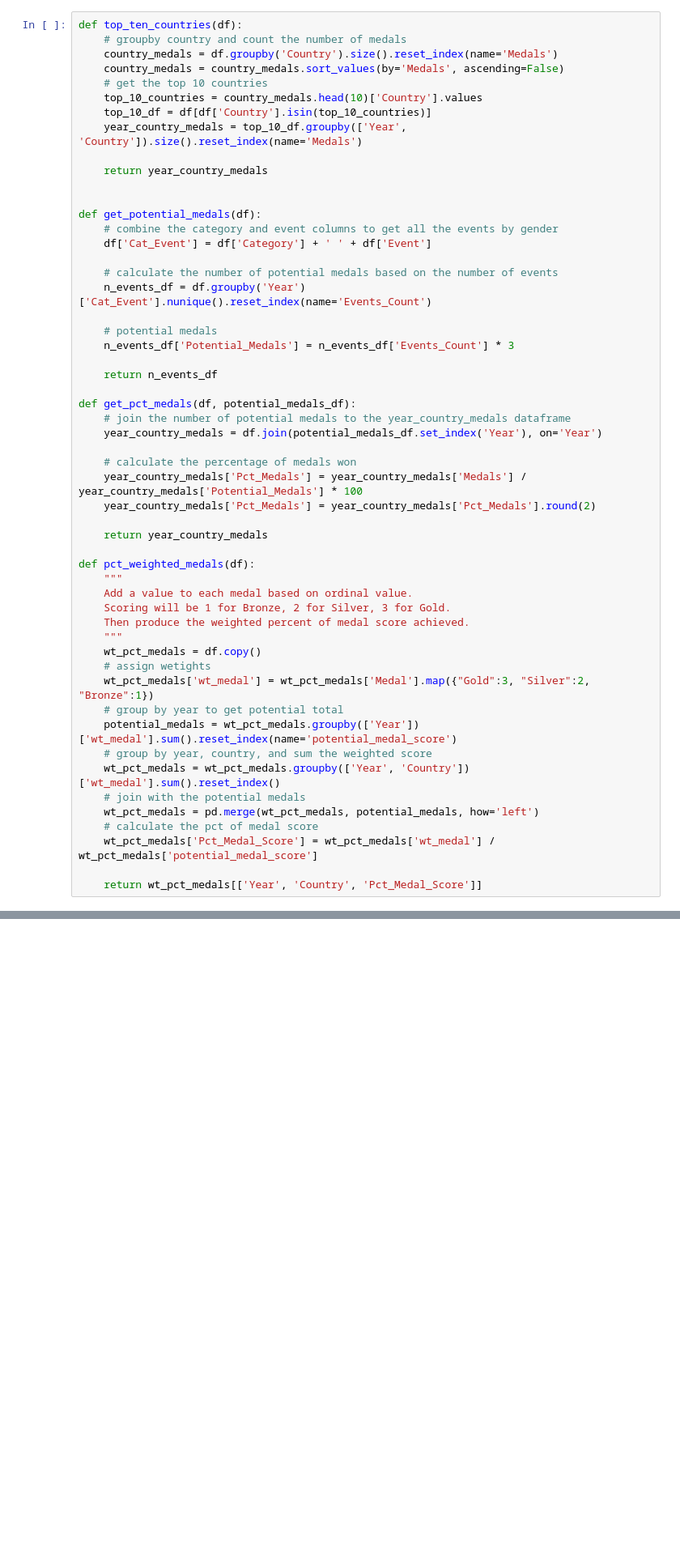
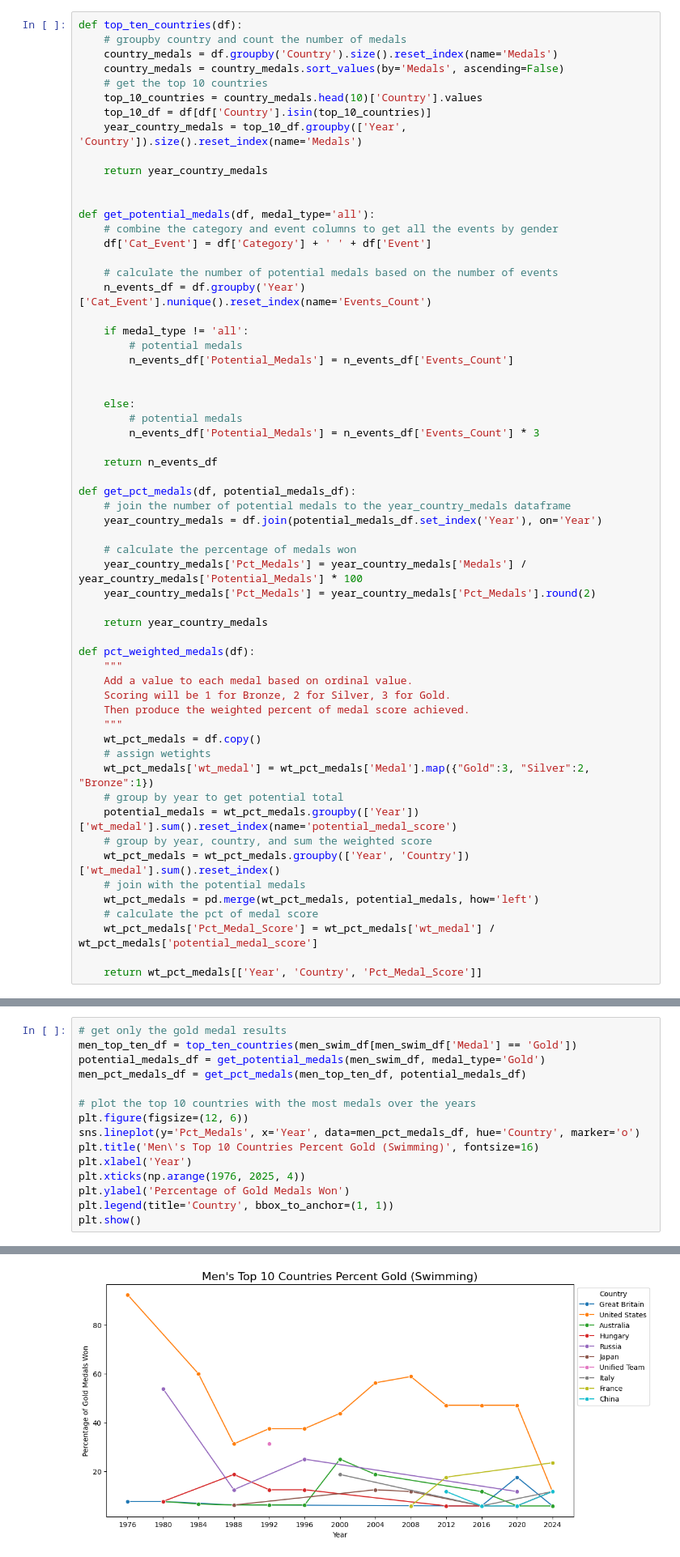
Before and after one commit to dagartga/olympics-data-project, a Jupyter notebook: olympics_data_project/notebooks/olympics_swimming_eda.ipynb, the cells around one changed output, grey strips where cells are left out. Shown at 81% size. Drawn from its saved outputs; the diff is of its cells as text; blank space fills up the shorter version.

```diff
--- a/olympics_data_project/notebooks/olympics_swimming_eda.ipynb
+++ b/olympics_data_project/notebooks/olympics_swimming_eda.ipynb
@@ -18,15 +18,21 @@ def top_ten_countries(df):
     return year_country_medals
 
 
-def get_potential_medals(df):
+def get_potential_medals(df, medal_type='all'):
     # combine the category and event columns to get all the events by gender
     df['Cat_Event'] = df['Category'] + ' ' + df['Event']
 
     # calculate the number of potential medals based on the number of events
     n_events_df = df.groupby('Year')['Cat_Event'].nunique().reset_index(name='Events_Count')
 
-    # potential medals
-    n_events_df['Potential_Medals'] = n_events_df['Events_Count'] * 3
+    if medal_type != 'all':
+        # potential medals
+        n_events_df['Potential_Medals'] = n_events_df['Events_Count']
+
+
+    else:
+        # potential medals
+        n_events_df['Potential_Medals'] = n_events_df['Events_Count'] * 3
 
     return n_events_df
 
@@ -629,0 +630,16 @@ plt.show()
+# %%
+# get only the gold medal results
+men_top_ten_df = top_ten_countries(men_swim_df[men_swim_df['Medal'] == 'Gold'])
+potential_medals_df = get_potential_medals(men_swim_df, medal_type='Gold')
+men_pct_medals_df = get_pct_medals(men_top_ten_df, potential_medals_df)
+
+# plot the top 10 countries with the most medals over the years
+plt.figure(figsize=(12, 6))
+sns.lineplot(y='Pct_Medals', x='Year', data=men_pct_medals_df, hue='Country', marker='o')
+plt.title('Men\'s Top 10 Countries Percent Gold (Swimming)', fontsize=16)
+plt.xlabel('Year')
+plt.xticks(np.arange(1976, 2025, 4))
+plt.ylabel('Percentage of Gold Medals Won')
+plt.legend(title='Country', bbox_to_anchor=(1, 1))
+plt.show()
+# %% [output]
@@ -629,0 +651 @@ plt.show()
+[figure, added]
```
Also changed, not shown: parts of 7 cells of this notebook.
